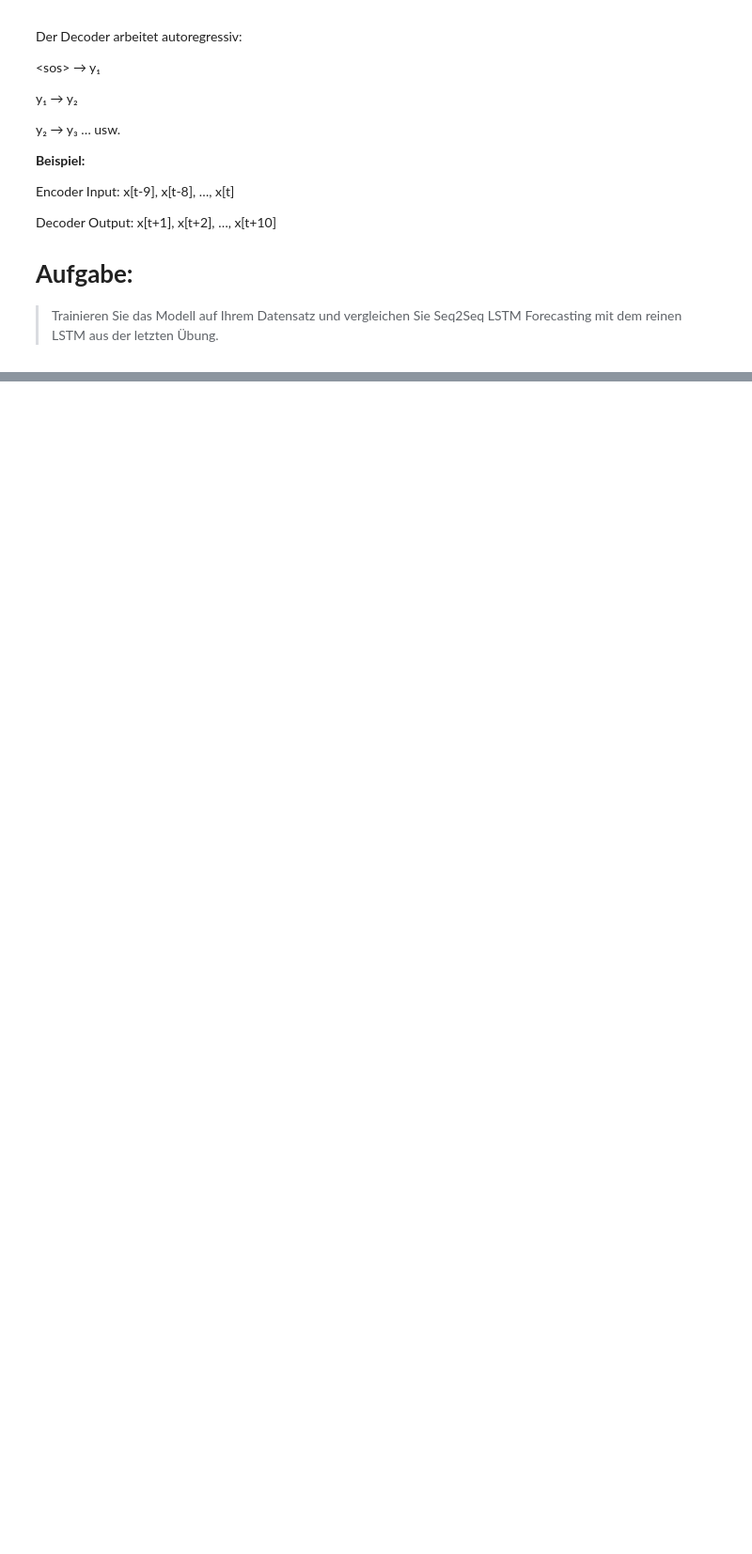
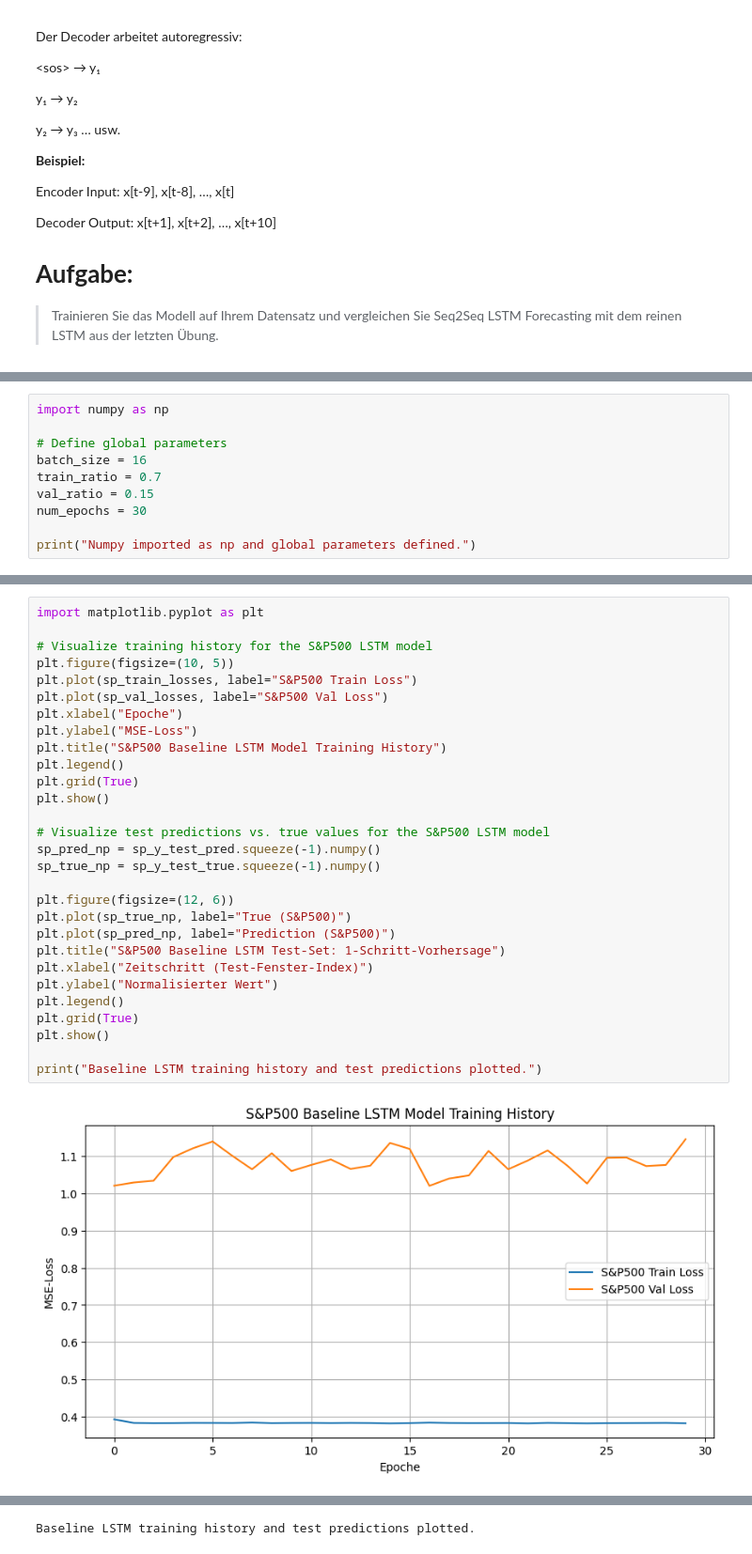
Before and after one commit to dennisddschulz/cas-artificial-intelligence, a Jupyter notebook: 06_transformer/04_Assignment_–_Encoder_Decoder_mit_Attention_(Seq2Seq)_&_Brücke_zu_Transformern_Aufgabe_4b.ipynb, the cells around one changed output, grey strips where cells are left out. Shown at 94% size. Cells and saved outputs as stored; diff of their text form; blank space fills up the shorter version.

```diff
--- a/06_transformer/04_Assignment_–_Encoder_Decoder_mit_Attention_(Seq2Seq)_&_Brücke_zu_Transformern_Aufgabe_4b.ipynb
+++ b/06_transformer/04_Assignment_–_Encoder_Decoder_mit_Attention_(Seq2Seq)_&_Brücke_zu_Transformern_Aufgabe_4b.ipynb
@@ -879,0 +904,10 @@ x[t+1], x[t+2], …, x[t+10]
+# %%
+import numpy as np
+
+# Define global parameters
+batch_size = 16
+train_ratio = 0.7
+val_ratio = 0.15
+num_epochs = 30
+
+print("Numpy imported as np and global parameters defined.")
@@ -879,0 +1416,31 @@ x[t+1], x[t+2], …, x[t+10]
+# %%
+import matplotlib.pyplot as plt
+
+# Visualize training history for the S&P500 LSTM model
+plt.figure(figsize=(10, 5))
+plt.plot(sp_train_losses, label="S&P500 Train Loss")
+plt.plot(sp_val_losses, label="S&P500 Val Loss")
+plt.xlabel("Epoche")
+plt.ylabel("MSE-Loss")
+plt.title("S&P500 Baseline LSTM Model Training History")
+plt.legend()
+plt.grid(True)
+plt.show()
+
+# Visualize test predictions vs. true values for the S&P500 LSTM model
+sp_pred_np = sp_y_test_pred.squeeze(-1).numpy()
+sp_true_np = sp_y_test_true.squeeze(-1).numpy()
+
+plt.figure(figsize=(12, 6))
+plt.plot(sp_true_np, label="True (S&P500)")
+plt.plot(sp_pred_np, label="Prediction (S&P500)")
+plt.title("S&P500 Baseline LSTM Test-Set: 1-Schritt-Vorhersage")
+plt.xlabel("Zeitschritt (Test-Fenster-Index)")
+plt.ylabel("Normalisierter Wert")
+plt.legend()
+plt.grid(True)
+plt.show()
+
+print("Baseline LSTM training history and test predictions plotted.")
+# %% [output]
+[figure, added]
@@ -879,0 +1448 @@ x[t+1], x[t+2], …, x[t+10]
+Baseline LSTM training history and test predictions plotted.
```
Also changed, not shown: parts of 65 cells of this notebook.
